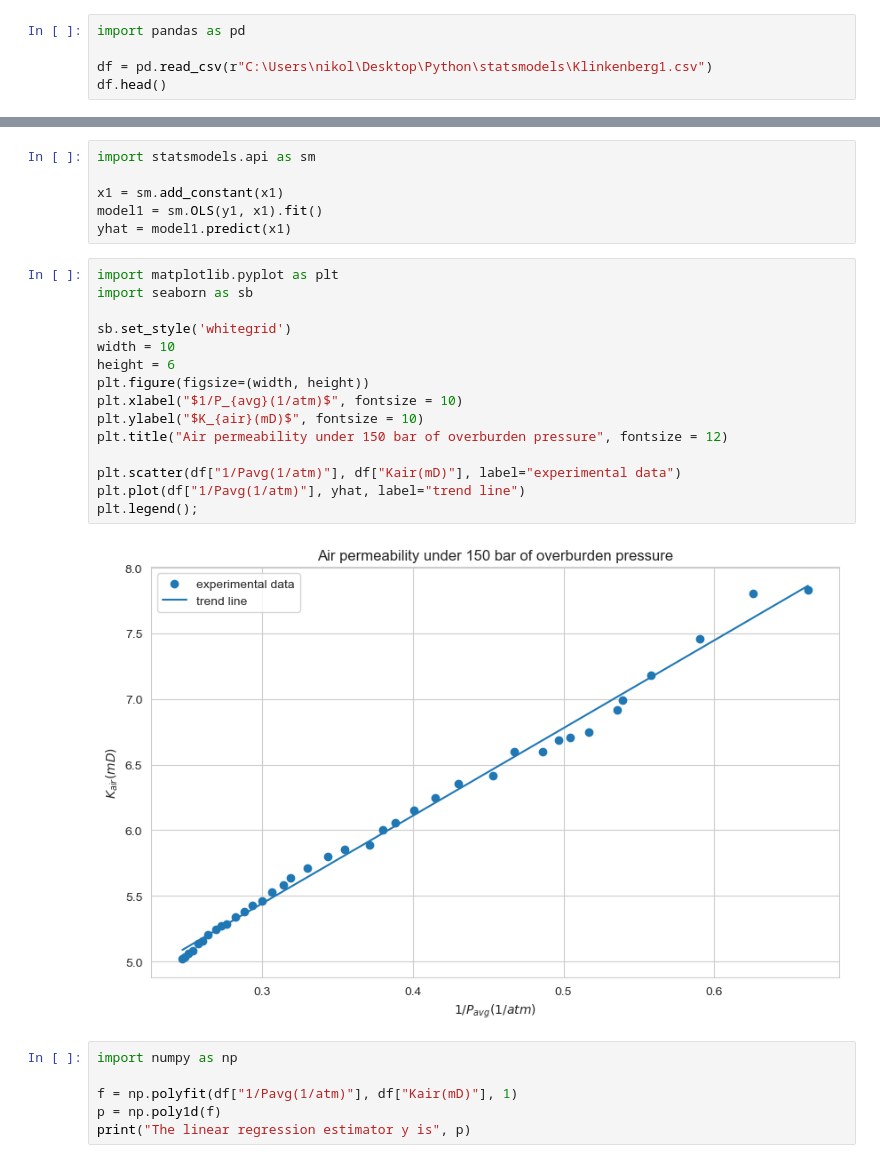
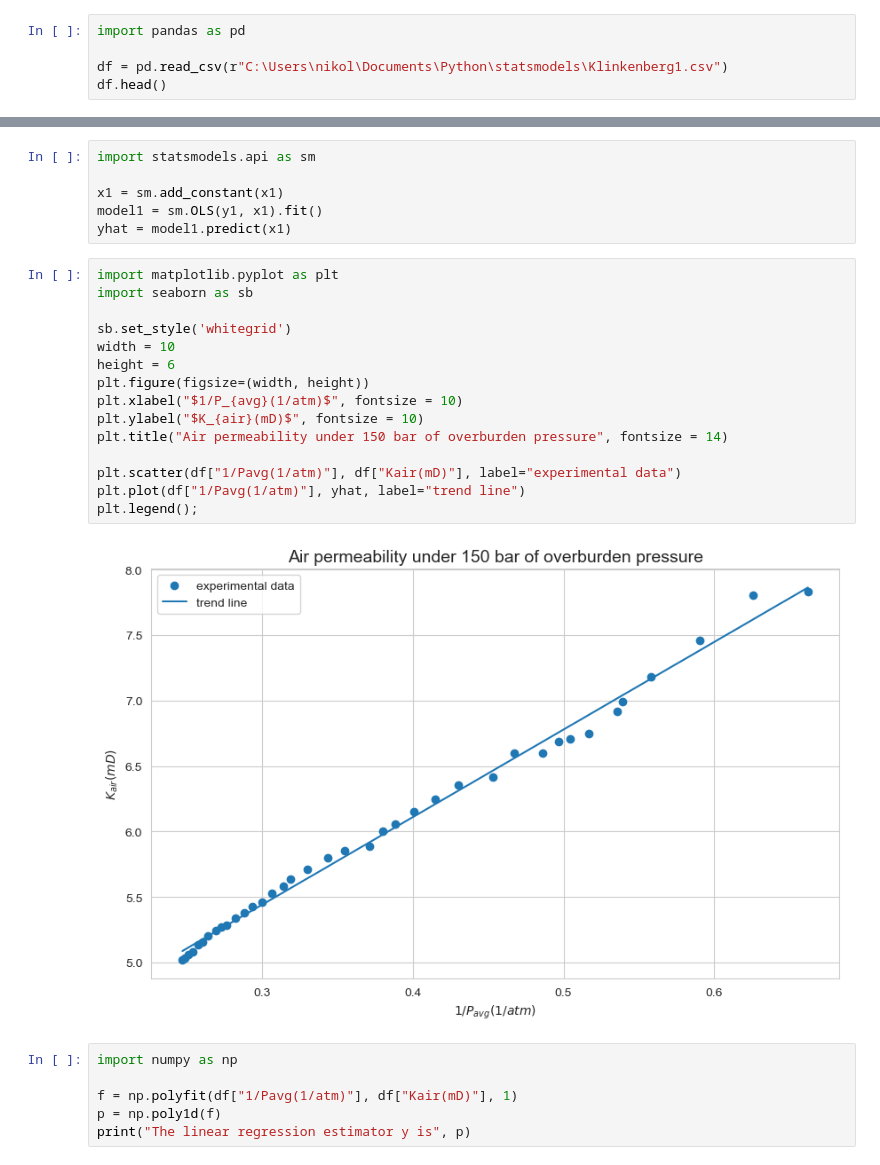
Before and after one commit to MadScientist1995/python, a Jupyter notebook: Absolute permeability of a rock sample.ipynb, the cells around one changed output, grey strips where cells are left out. Cells and saved outputs as stored; diff of their text form.

```diff
--- a/Absolute permeability of a rock sample.ipynb
+++ b/Absolute permeability of a rock sample.ipynb
@@ -17,7 +17,7 @@ $$ P_{avg}=\frac{P_1+P_2}{2} $$
 # %%
 import pandas as pd
 
-df = pd.read_csv(r"C:\Users\nikol\Desktop\Python\statsmodels\Klinkenberg1.csv")
+df = pd.read_csv(r"C:\Users\nikol\Documents\Python\statsmodels\Klinkenberg1.csv")
 df.head()
 # %% [output]
 |  | DP(psia) | Q(ml/min) |
@@ -57,20 +57,20 @@ yhat = model1.predict(x1)
 # %%
 import matplotlib.pyplot as plt
 import seaborn as sb
 
 sb.set_style('whitegrid')
 width = 10
 height = 6
 plt.figure(figsize=(width, height))
 plt.xlabel("$1/P_{avg}(1/atm)$", fontsize = 10)
 plt.ylabel("$K_{air}(mD)$", fontsize = 10)
-plt.title("Air permeability under 150 bar of overburden pressure", fontsize = 12)
+plt.title("Air permeability under 150 bar of overburden pressure", fontsize = 14)
 
 plt.scatter(df["1/Pavg(1/atm)"], df["Kair(mD)"], label="experimental data")
 plt.plot(df["1/Pavg(1/atm)"], yhat, label="trend line")
 plt.legend();
 # %% [output]
-[figure, old version]
+[figure, new version]
 # %%
 import numpy as np
 
```
Also changed, not shown: parts of 11 cells of this notebook.
